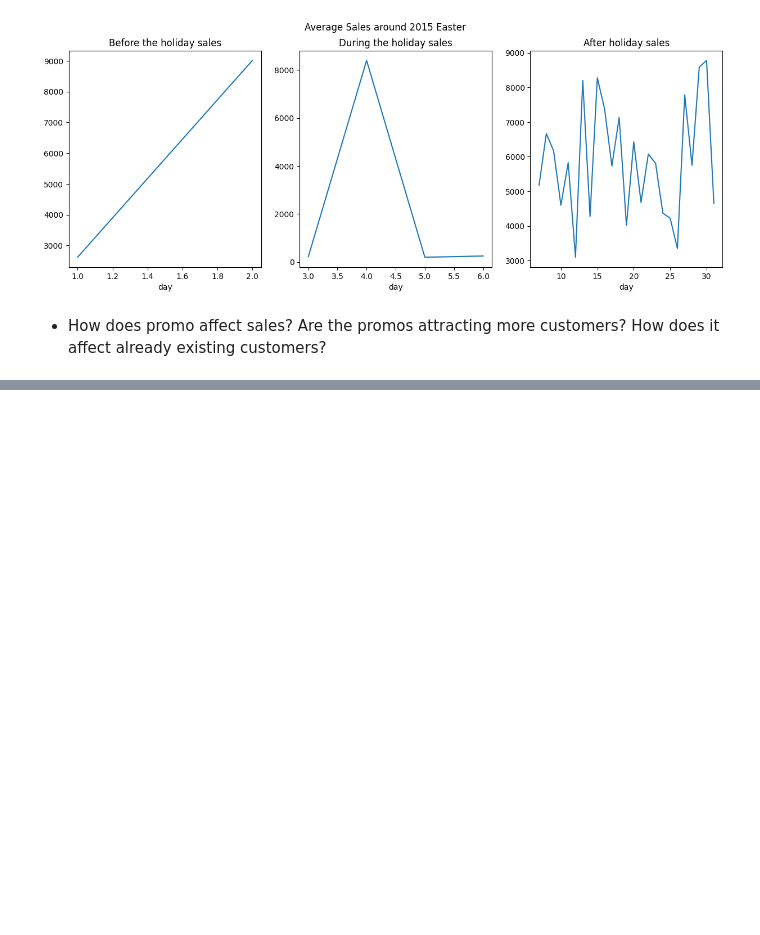
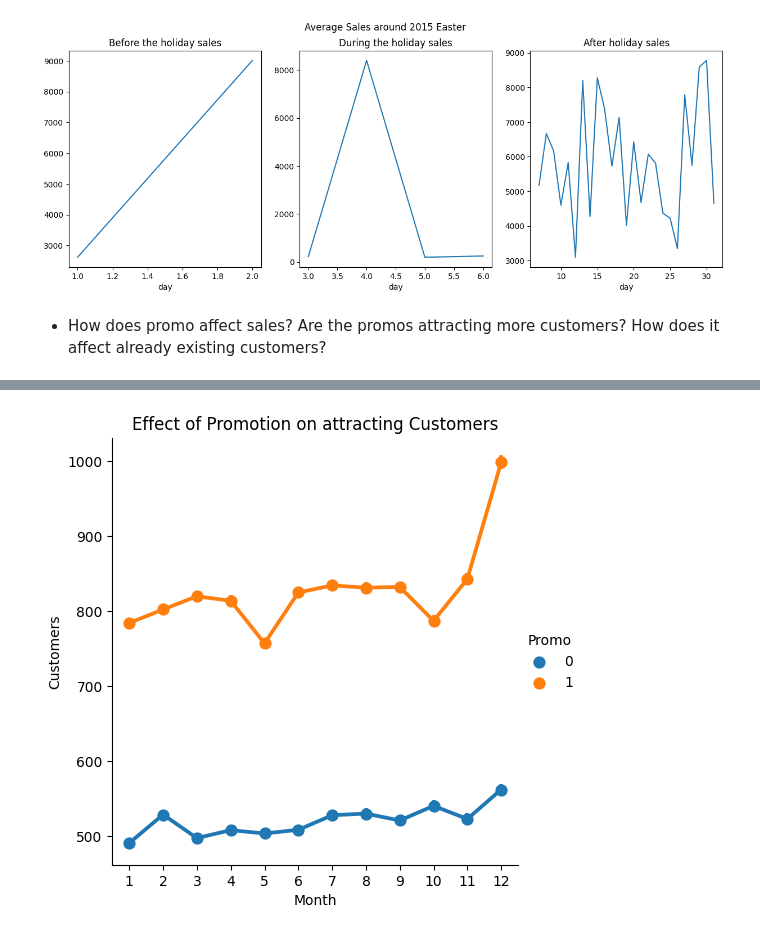
Before and after one commit to Nathnael12/pharmaceutical-sales-prediction, a Jupyter notebook: notbooks/data_exploration.ipynb, the cells around one changed output, grey strips where cells are left out. Cells and saved outputs as stored; diff of their text form; code cells hidden in the pictures; blank space fills up the shorter version.

```diff
--- a/notbooks/data_exploration.ipynb
+++ b/notbooks/data_exploration.ipynb
@@ -427,0 +493,6 @@ promo_sales.groupby(promo_sales.index.month).agg({"Sales":"mean"})
+# %%
+ax = sns.catplot(data=complete_train_date_indexed, x='month', y='Customers', hue='Promo',kind='point')
+ax.set(xlabel='Month', ylabel='Customers', title='Effect of Promotion on attracting Customers')
+plt.show()
+# %% [output]
+[figure, added]
```
Also changed, not shown: parts of 20 cells of this notebook.
